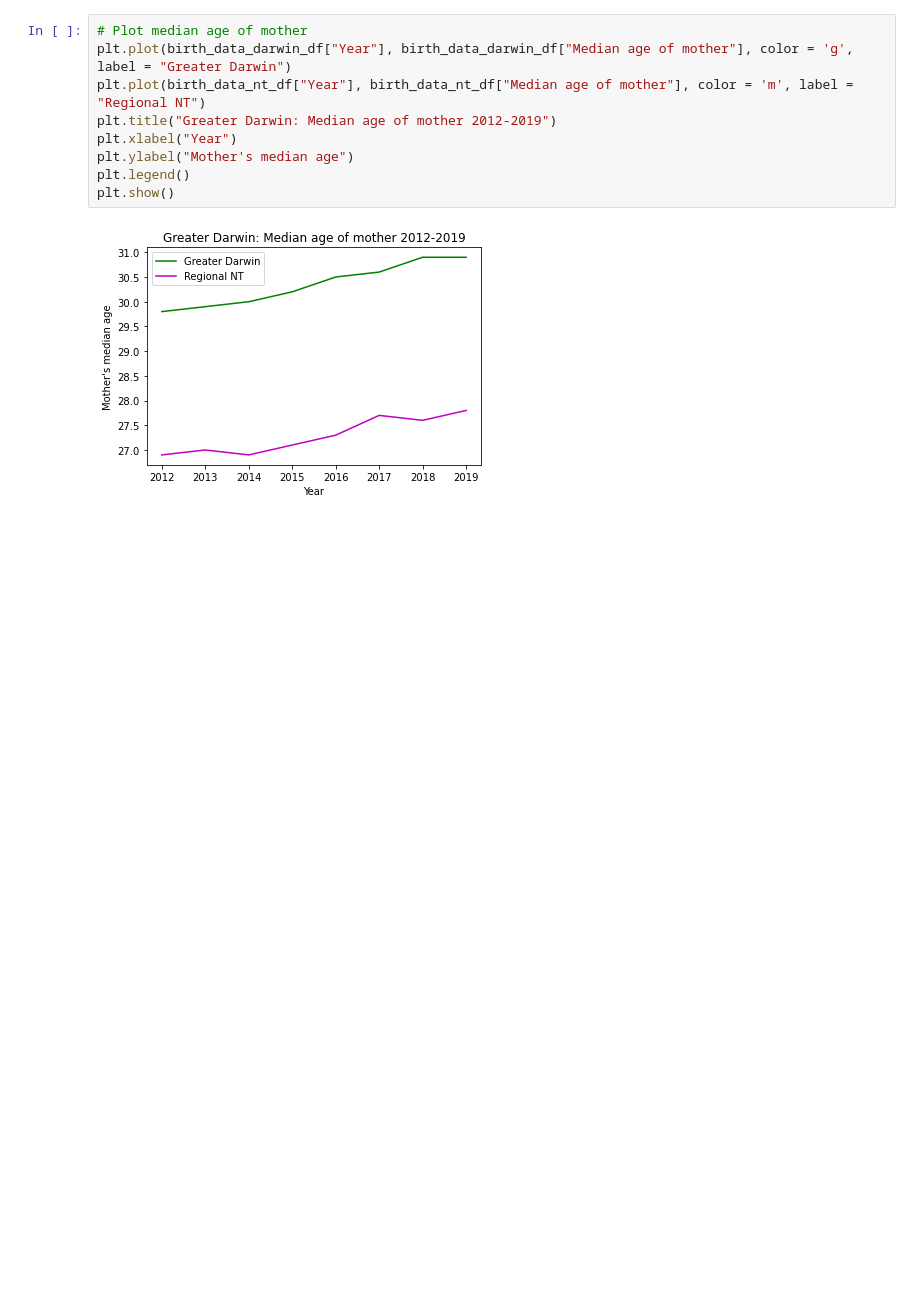
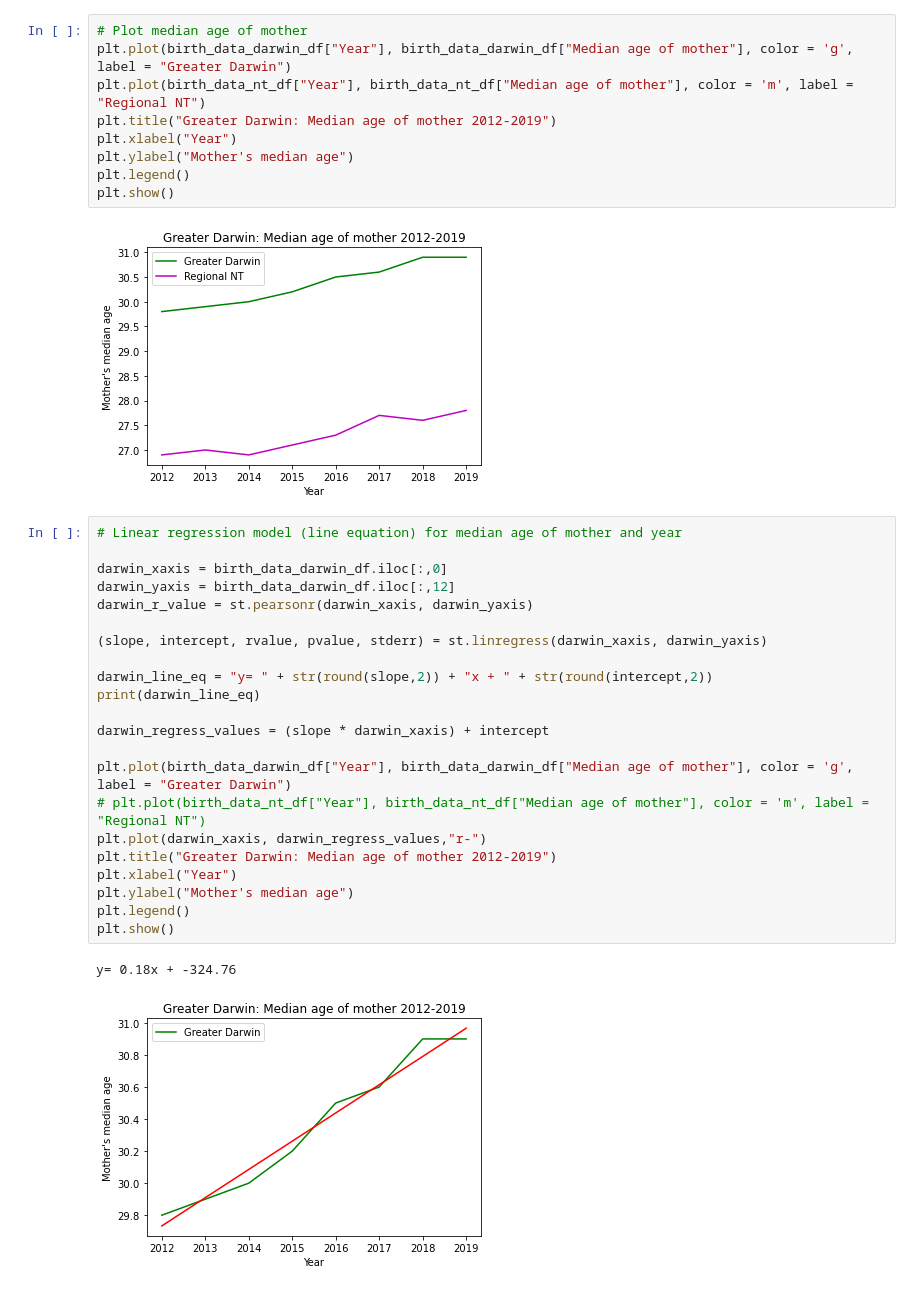
Before and after one commit to NathanJPotter/Team-Project-1, a Jupyter notebook: Project 1.ipynb, the cells around one changed output. Drawn from its saved outputs; the diff is of its cells as text; blank space fills up the shorter version.

Commit message:
Line equations for Darwin and NT

```diff
--- a/Project 1.ipynb
+++ b/Project 1.ipynb
@@ -452,3 +453,28 @@ plt.legend()
 plt.show()
 # %% [output]
 [figure]
+# %%
+# Linear regression model (line equation) for median age of mother and year
+
+darwin_xaxis = birth_data_darwin_df.iloc[:,0]
+darwin_yaxis = birth_data_darwin_df.iloc[:,12]
+darwin_r_value = st.pearsonr(darwin_xaxis, darwin_yaxis)
+
+(slope, intercept, rvalue, pvalue, stderr) = st.linregress(darwin_xaxis, darwin_yaxis)
+
+darwin_line_eq = "y= " + str(round(slope,2)) + "x + " + str(round(intercept,2))
+print(darwin_line_eq)
+
+darwin_regress_values = (slope * darwin_xaxis) + intercept
+
+plt.plot(birth_data_darwin_df["Year"], birth_data_darwin_df["Median age of mother"], color = 'g', label = "Greater Darwin")
+# plt.plot(birth_data_nt_df["Year"], birth_data_nt_df["Median age of mother"], color = 'm', label = "Regional NT")
+plt.plot(darwin_xaxis, darwin_regress_values,"r-")
+plt.title("Greater Darwin: Median age of mother 2012-2019")
+plt.xlabel("Year")
+plt.ylabel("Mother's median age")
+plt.legend()
+plt.show()
+# %% [output]
+y= 0.18x + -324.76
+[figure, added]
```
Also changed, not shown: parts of 4 cells of this notebook.
